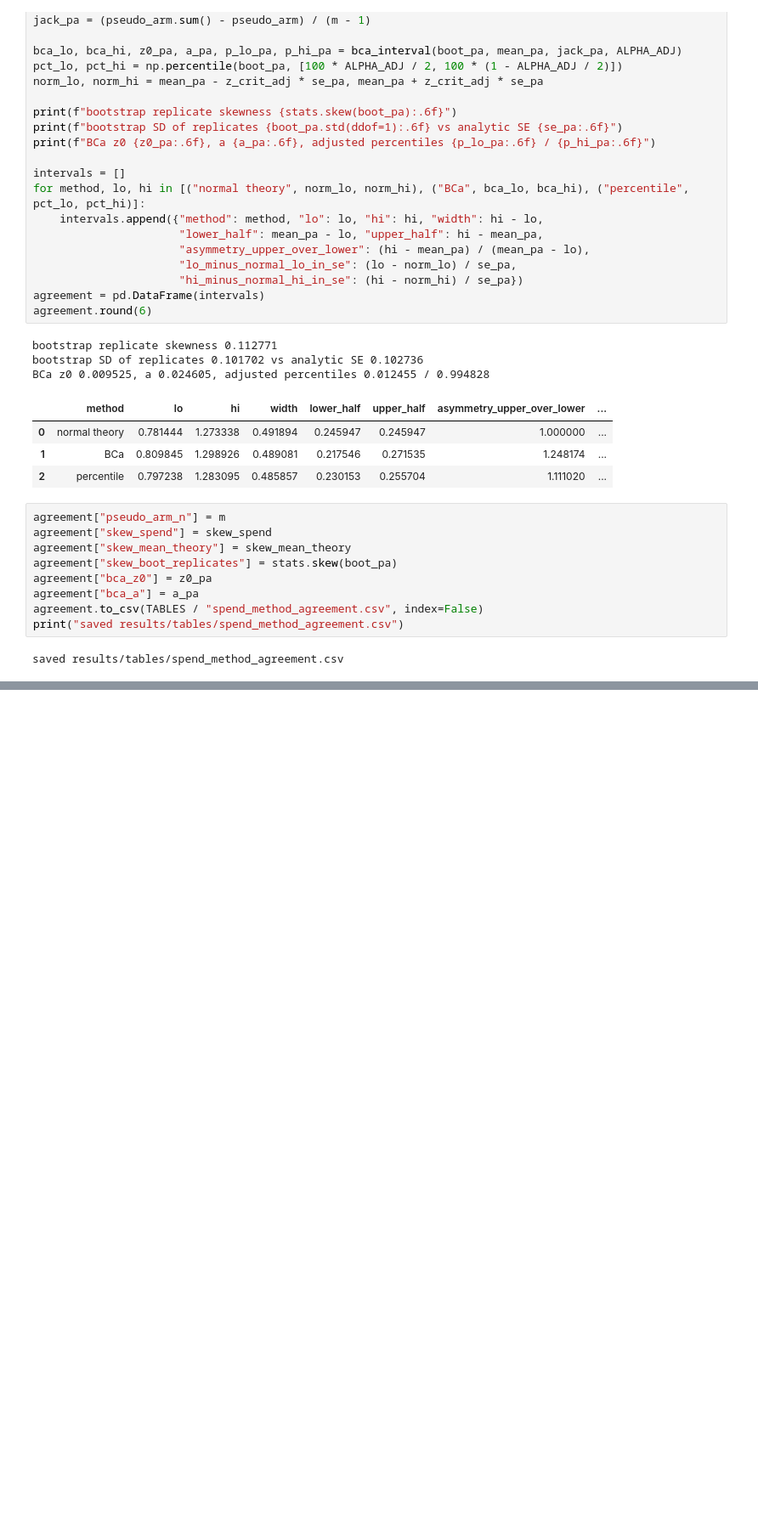
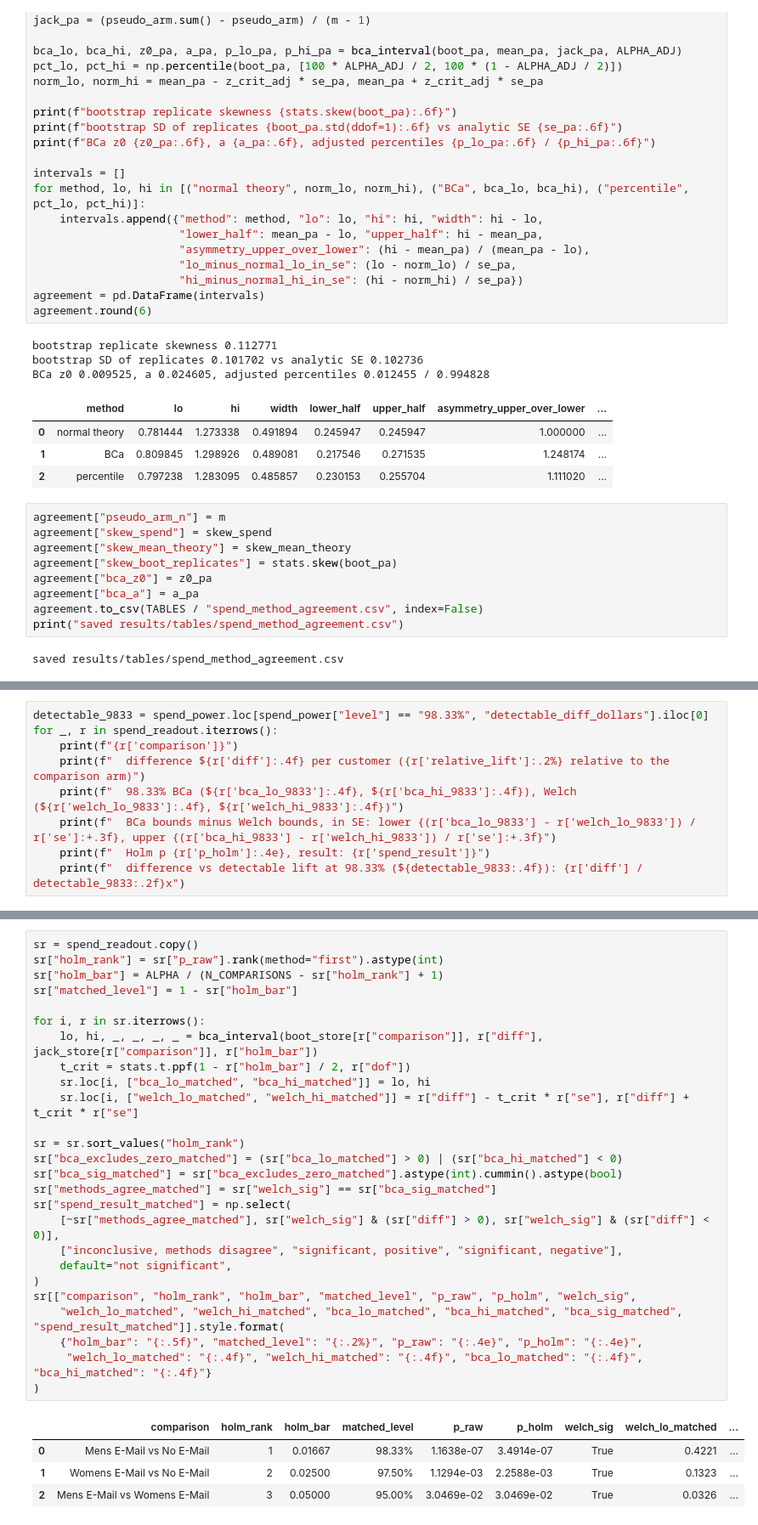
Before and after one commit to luisesparza3347/ab-testing-experiments, a Jupyter notebook: notebooks/02_primary_readout.ipynb, the cells around one changed output, grey strips where cells are left out. Shown at 85% size. Saved outputs shown, nothing was run; the diff lists cells and outputs as text; blank space fills up the shorter version.

```diff
--- a/notebooks/02_primary_readout.ipynb
+++ b/notebooks/02_primary_readout.ipynb
@@ -426,0 +637,9 @@ saved results/tables/spend_method_agreement.csv
+# %%
+detectable_9833 = spend_power.loc[spend_power["level"] == "98.33%", "detectable_diff_dollars"].iloc[0]
+for _, r in spend_readout.iterrows():
+    print(f"{r['comparison']}")
+    print(f"  difference ${r['diff']:.4f} per customer ({r['relative_lift']:.2%} relative to the comparison arm)")
+    print(f"  98.33% BCa (${r['bca_lo_9833']:.4f}, ${r['bca_hi_9833']:.4f}), Welch (${r['welch_lo_9833']:.4f}, ${r['welch_hi_9833']:.4f})")
+    print(f"  BCa bounds minus Welch bounds, in SE: lower {(r['bca_lo_9833'] - r['welch_lo_9833']) / r['se']:+.3f}, upper {(r['bca_hi_9833'] - r['welch_hi_9833']) / r['se']:+.3f}")
+    print(f"  Holm p {r['p_holm']:.4e}, result: {r['spend_result']}")
+    print(f"  difference vs detectable lift at 98.33% (${detectable_9833:.4f}): {r['diff'] / detectable_9833:.2f}x")
@@ -426,0 +686,31 @@ saved results/tables/spend_method_agreement.csv
+# %%
+sr = spend_readout.copy()
+sr["holm_rank"] = sr["p_raw"].rank(method="first").astype(int)
+sr["holm_bar"] = ALPHA / (N_COMPARISONS - sr["holm_rank"] + 1)
+sr["matched_level"] = 1 - sr["holm_bar"]
+
+for i, r in sr.iterrows():
+    lo, hi, _, _, _, _ = bca_interval(boot_store[r["comparison"]], r["diff"], jack_store[r["comparison"]], r["holm_bar"])
+    t_crit = stats.t.ppf(1 - r["holm_bar"] / 2, r["dof"])
+    sr.loc[i, ["bca_lo_matched", "bca_hi_matched"]] = lo, hi
+    sr.loc[i, ["welch_lo_matched", "welch_hi_matched"]] = r["diff"] - t_crit * r["se"], r["diff"] + t_crit * r["se"]
+
+sr = sr.sort_values("holm_rank")
+sr["bca_excludes_zero_matched"] = (sr["bca_lo_matched"] > 0) | (sr["bca_hi_matched"] < 0)
+sr["bca_sig_matched"] = sr["bca_excludes_zero_matched"].astype(int).cummin().astype(bool)
+sr["methods_agree_matched"] = sr["welch_sig"] == sr["bca_sig_matched"]
+sr["spend_result_matched"] = np.select(
+    [~sr["methods_agree_matched"], sr["welch_sig"] & (sr["diff"] > 0), sr["welch_sig"] & (sr["diff"] < 0)],
+    ["inconclusive, methods disagree", "significant, positive", "significant, negative"],
+    default="not significant",
+)
+sr[["comparison", "holm_rank", "holm_bar", "matched_level", "p_raw", "p_holm", "welch_sig",
+    "welch_lo_matched", "welch_hi_matched", "bca_lo_matched", "bca_hi_matched", "bca_sig_matched", "spend_result_matched"]].style.format(
+    {"holm_bar": "{:.5f}", "matched_level": "{:.2%}", "p_raw": "{:.4e}", "p_holm": "{:.4e}",
+     "welch_lo_matched": "{:.4f}", "welch_hi_matched": "{:.4f}", "bca_lo_matched": "{:.4f}", "bca_hi_matched": "{:.4f}"}
+)
+# %% [output]
+|  | comparison | holm_rank | holm_bar | matched_level | p_raw | p_holm | welch_sig | welch_lo_matched | ... |
+| 0 | Mens E-Mail vs No E-Mail | 1 | 0.01667 | 98.33% | 1.1638e-07 | 3.4914e-07 | True | 0.4221 | ... |
+| 1 | Womens E-Mail vs No E-Mail | 2 | 0.02500 | 97.50% | 1.1294e-03 | 2.2588e-03 | True | 0.1323 | ... |
+| 2 | Mens E-Mail vs Womens E-Mail | 3 | 0.05000 | 95.00% | 3.0469e-02 | 3.0469e-02 | True | 0.0326 | ... |
```
Also changed, not shown: parts of 19 cells of this notebook, 5 other files.
